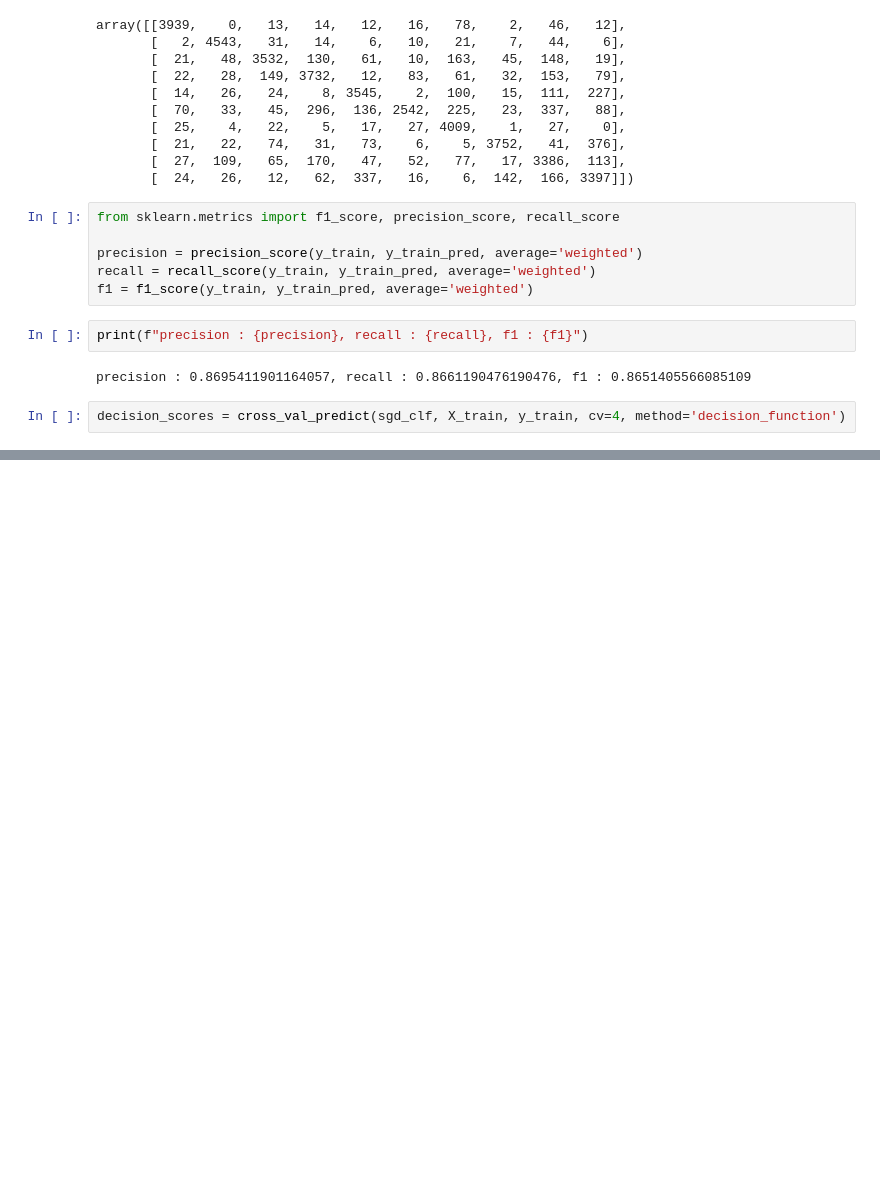
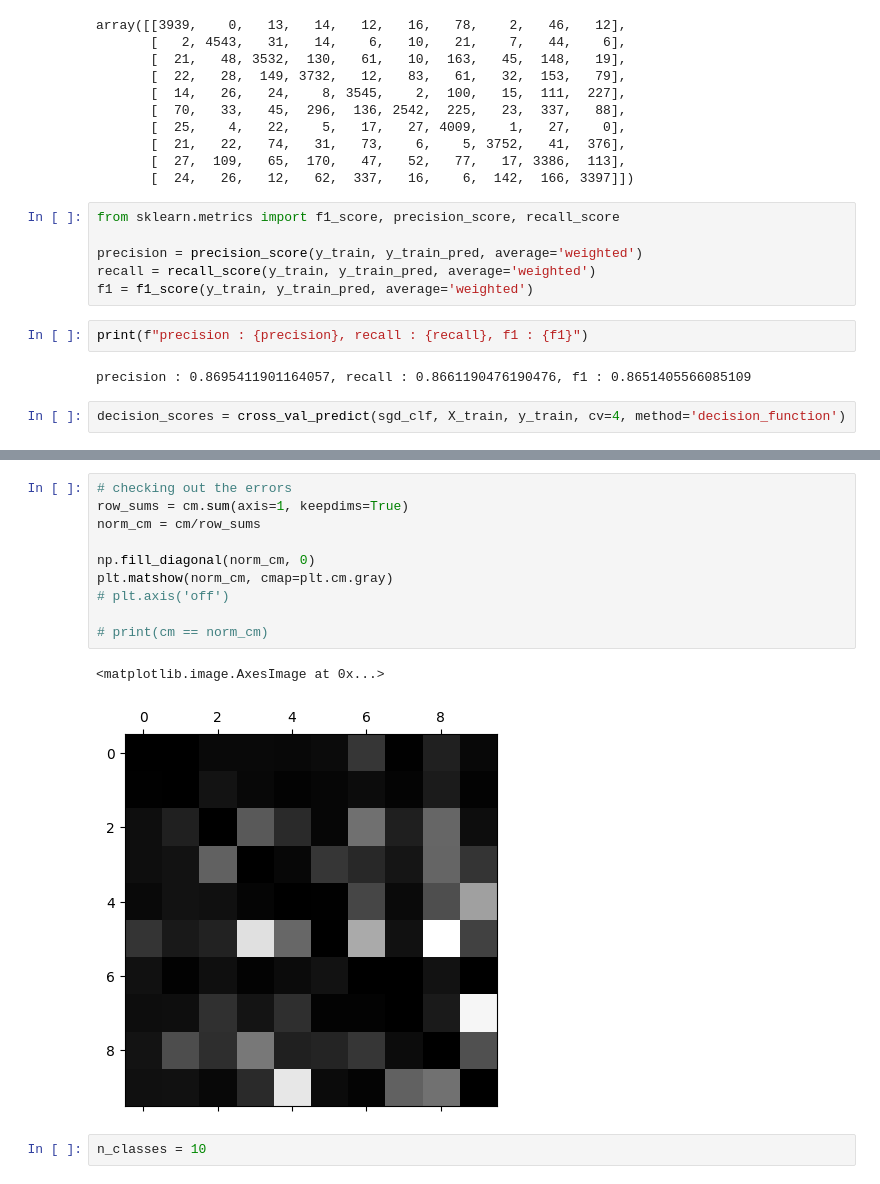
Before and after one commit to Demon-Sheriff/Linear-Alg_ML_fs, a Jupyter notebook: mnist-image-classifcation.ipynb, the cells around one changed output, grey strips where cells are left out. Saved outputs shown, nothing was run; the diff lists cells and outputs as text; blank space fills up the shorter version.

```diff
--- a/mnist-image-classifcation.ipynb
+++ b/mnist-image-classifcation.ipynb
@@ -109,0 +154,15 @@ from sklearn.metrics import roc_auc_score, roc_curve
+# %%
+# checking out the errors
+row_sums = cm.sum(axis=1, keepdims=True)
+norm_cm = cm/row_sums
+
+np.fill_diagonal(norm_cm, 0)
+plt.matshow(norm_cm, cmap=plt.cm.gray)
+# plt.axis('off')
+
+# print(cm == norm_cm)
+# %% [output]
+<matplotlib.image.AxesImage at 0x...>
+[figure, added]
+# %%
+n_classes = 10
```
Also changed, not shown: parts of 14 cells of this notebook.
